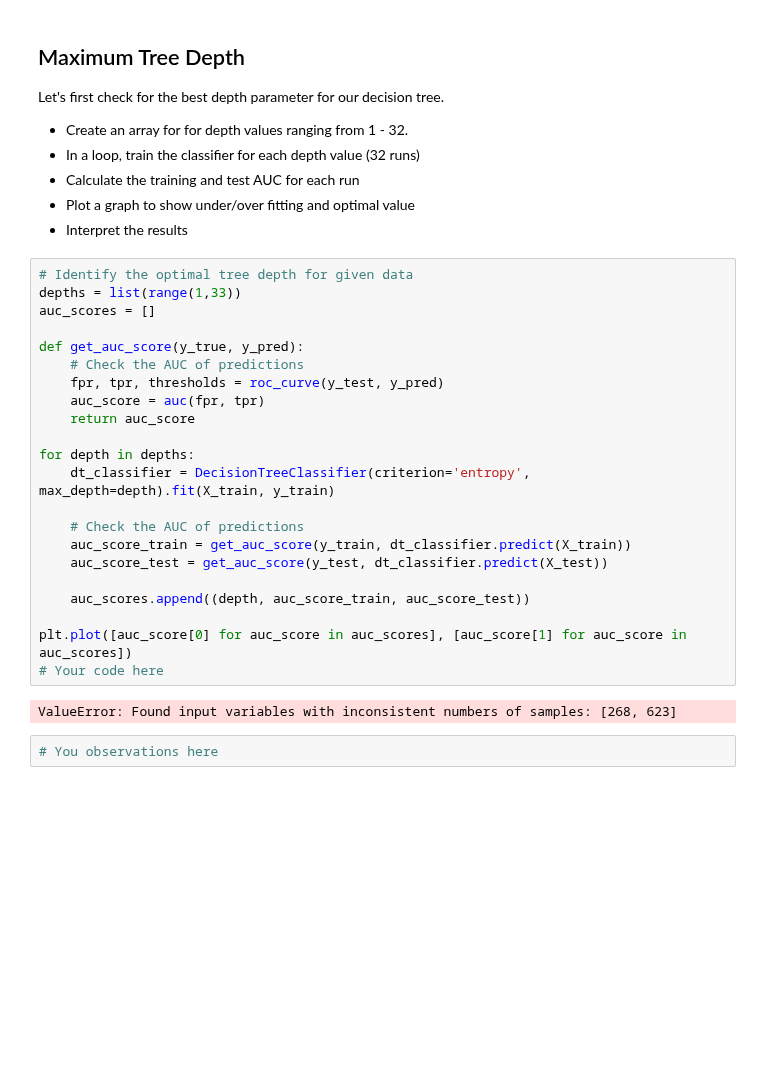
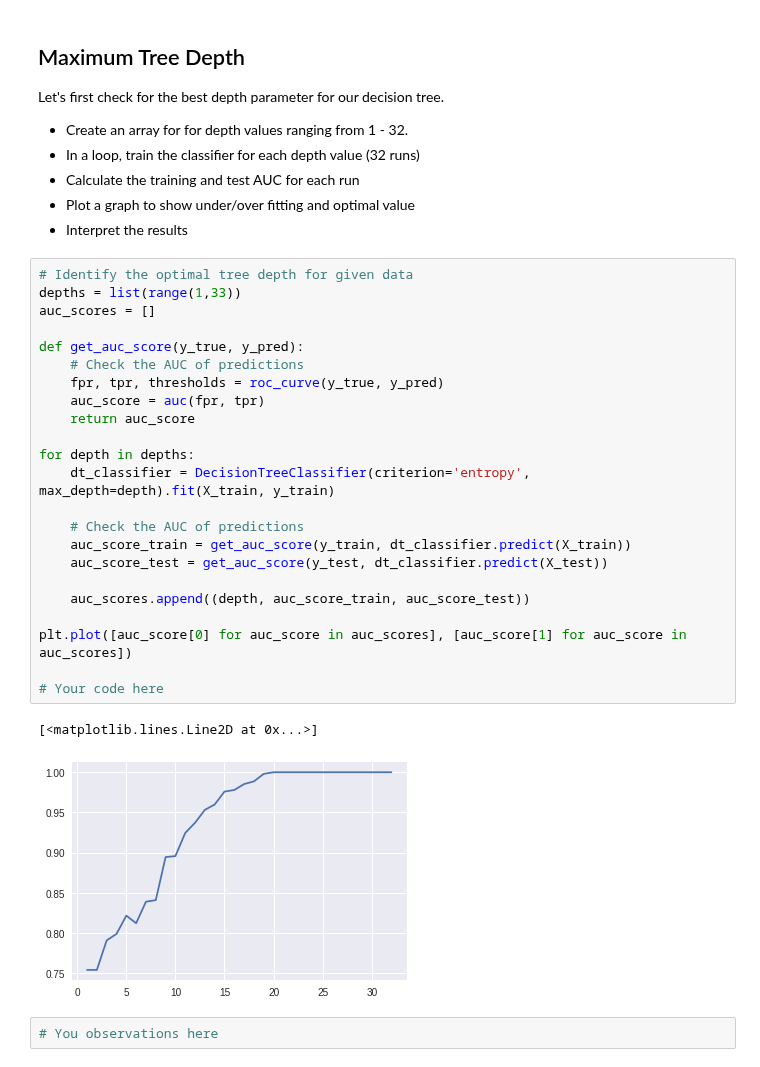
Before and after one commit to fleralle/dsc-tuning-decision-trees-lab-houston-ds-042219, a Jupyter notebook: index.ipynb, the cells around one changed output. Saved outputs shown, nothing was run; the diff lists cells and outputs as text; blank space fills up the shorter version.

```diff
--- a/index.ipynb
+++ b/index.ipynb
@@ -108,27 +108,29 @@ Let's first check for the best depth parameter for our decision tree.
 # %%
 # Identify the optimal tree depth for given data
 depths = list(range(1,33))
 auc_scores = []
 
 def get_auc_score(y_true, y_pred):
     # Check the AUC of predictions
-    fpr, tpr, thresholds = roc_curve(y_test, y_pred)
+    fpr, tpr, thresholds = roc_curve(y_true, y_pred)
     auc_score = auc(fpr, tpr)
     return auc_score
 
 for depth in depths:
     dt_classifier = DecisionTreeClassifier(criterion='entropy', max_depth=depth).fit(X_train, y_train)
 
     # Check the AUC of predictions
     auc_score_train = get_auc_score(y_train, dt_classifier.predict(X_train))
     auc_score_test = get_auc_score(y_test, dt_classifier.predict(X_test))
 
     auc_scores.append((depth, auc_score_train, auc_score_test))
 
 plt.plot([auc_score[0] for auc_score in auc_scores], [auc_score[1] for auc_score in auc_scores])
+
 # Your code here
 # %% [output]
-ValueError: Found input variables with inconsistent numbers of samples: [268, 623]
+[<matplotlib.lines.Line2D at 0x...>]
+[figure, added]
 # %%
 # You observations here
 # %% [markdown]
```
